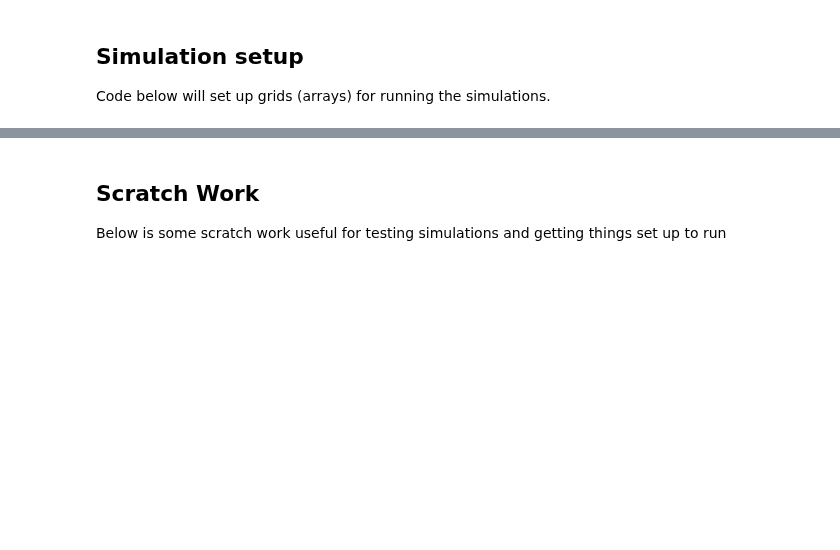
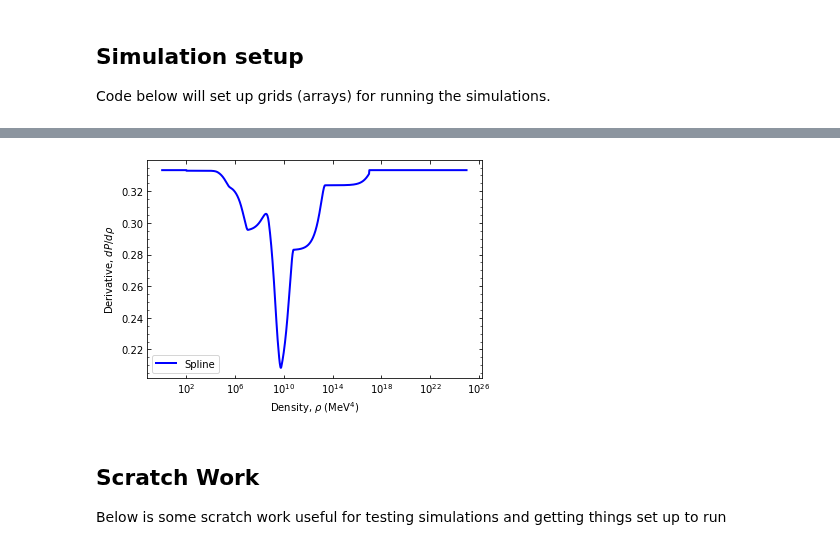
Before and after one commit to jbmertens/criticalcollapse, a Jupyter notebook: Critical_scaling.ipynb, the cells around one changed output, grey strips where cells are left out. Drawn from its saved outputs; the diff is of its cells as text; code cells hidden in the pictures; blank space fills up the shorter version.

```diff
--- a/Critical_scaling.ipynb
+++ b/Critical_scaling.ipynb
@@ -189,3 +202,8 @@ The grid of Abar values is linearly spaced from Abar = 0 to 2.0 then log spaced
+# %%
+qcd = QCD_EOS()
+qcd.dPdrho_plot()
+# %% [output]
+[figure, added]
 # %% [markdown]
 ## Scratch Work
 
```
Also changed, not shown: parts of 13 cells of this notebook, 3 other files.
